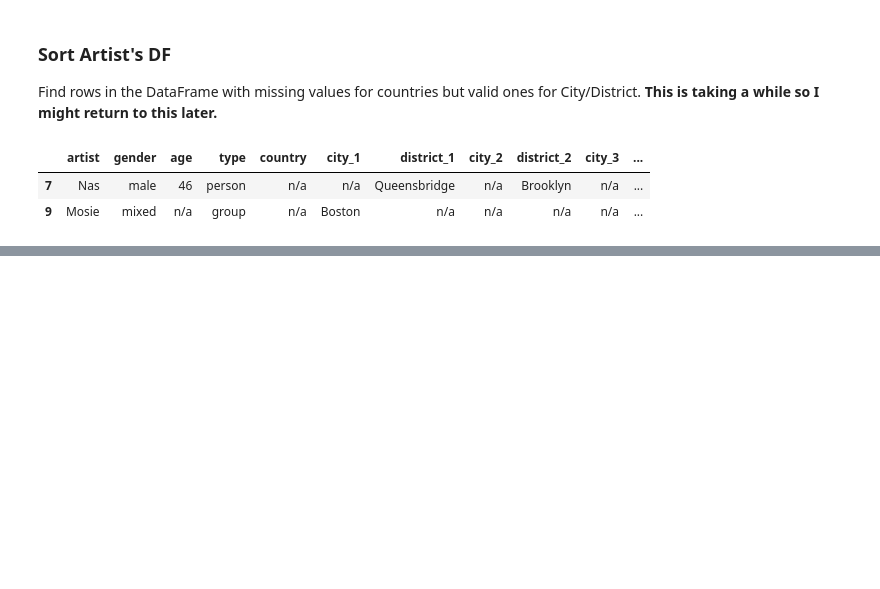
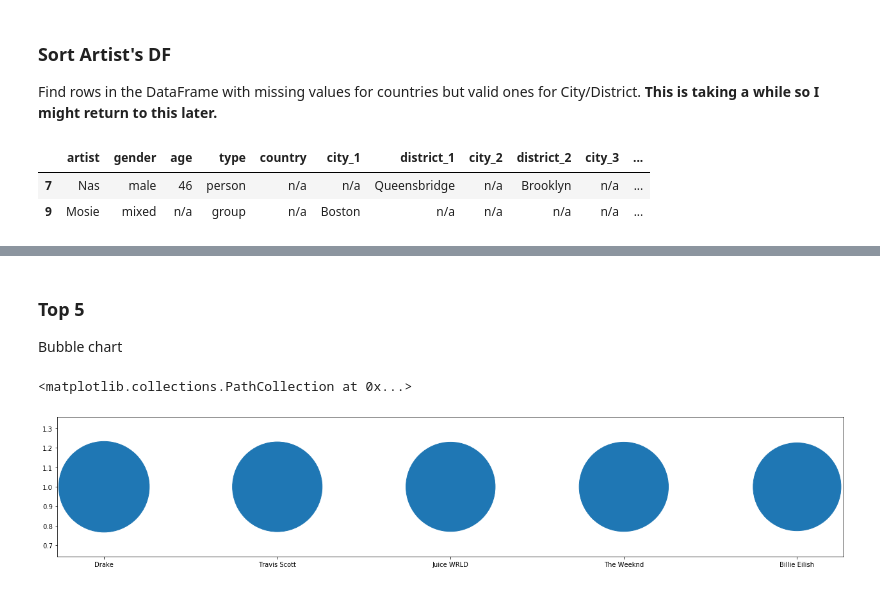
Before and after one commit to jacKlinc/spotify-usage-analysis, a Jupyter notebook: notebooks/1_spotipy_scraping_src.ipynb, the cells around one changed output, grey strips where cells are left out. Drawn from its saved outputs; the diff is of its cells as text; code cells hidden in the pictures; blank space fills up the shorter version.

Commit message:
All Dashboard Sections But Genres Done
Cached Top 50:
- Added graphs
  - Top 5
  - Grouped nationalities
  - Age groups

Still need to find prettier graphs-maybe altair

```diff
--- a/notebooks/1_spotipy_scraping_src.ipynb
+++ b/notebooks/1_spotipy_scraping_src.ipynb
@@ -568,0 +576,15 @@ f
+# %% [markdown]
+### Top 5
+Bubble chart
+# %%
+import matplotlib.pyplot as plt
+
+top5 = artists.head()
+x=top5.name
+y=[1,1,1,1,1]
+
+fig, ax = plt.subplots(figsize=(22,4))
+ax.scatter(x, y, s=top5.popularity*200)
+# %% [output]
+<matplotlib.collections.PathCollection at 0x...>
+[figure, added]
```
Also changed, not shown: parts of 16 cells of this notebook, 3 other files.
